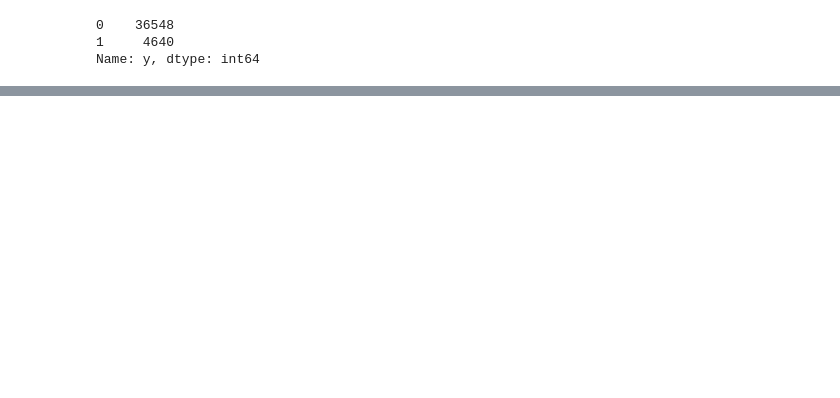
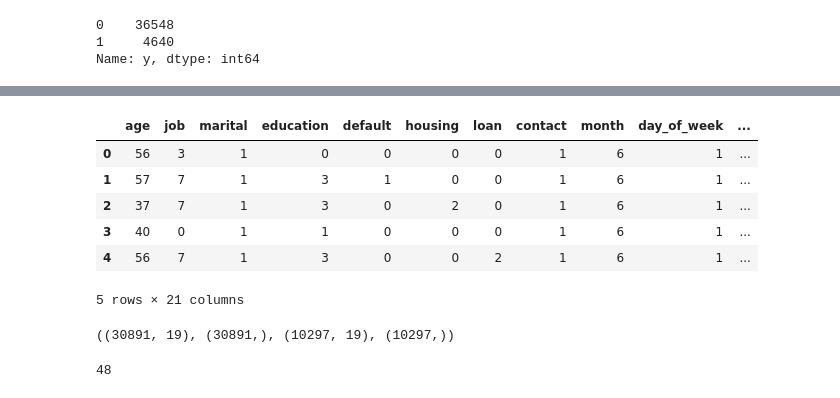
Before and after one commit to seonydg/ml-classification-subscription-to-deposit-products-telemarketing, a Jupyter notebook: subscription-to-deposit-products-telemarketing.ipynb, the cells around one changed output, grey strips where cells are left out. Drawn from its saved outputs; the diff is of its cells as text; code cells hidden in the pictures; blank space fills up the shorter version.

```diff
--- a/subscription-to-deposit-products-telemarketing.ipynb
+++ b/subscription-to-deposit-products-telemarketing.ipynb
@@ -589,7 +599,9 @@ best_ratio['y'].value_counts()[1] / best_ratio['y'].value_counts().sum()
+# %%
+data = df.copy()
 # %%
 # 라벨 데이터 수치형으로 변환
-df['y']=np.where(df['y']=='yes', 1, 0)
-df['y'].value_counts()
+data['y']=np.where(data['y']=='yes', 1, 0)
+data['y'].value_counts()
 # %% [output]
 0    36548
 1     4640
@@ -596,0 +635,4 @@ Name: y, dtype: int64
+# %%
+for col in str_list:
+    le = LE()
+    data[col] = le.fit_transform(data[col])
@@ -596,0 +659,18 @@ Name: y, dtype: int64
+# %%
+data.head()
+# %% [output]
+|  | age | job | marital | education | default | housing | loan | contact | month | day_of_week | ... |
+| 0 | 56 | 3 | 1 | 0 | 0 | 0 | 0 | 1 | 6 | 1 | ... |
+| 1 | 57 | 7 | 1 | 3 | 1 | 0 | 0 | 1 | 6 | 1 | ... |
+| 2 | 37 | 7 | 1 | 3 | 0 | 2 | 0 | 1 | 6 | 1 | ... |
+| 3 | 40 | 0 | 1 | 1 | 0 | 0 | 0 | 1 | 6 | 1 | ... |
+| 4 | 56 | 7 | 1 | 3 | 0 | 0 | 2 | 1 | 6 | 1 | ... |
+5 rows × 21 columns
+# %%
+X = data.drop(['duration', 'y'], axis=1)
+Y = data['y']
+train_x, test_x, train_y, test_y = train_test_split(X, Y, stratify=Y)
+
+train_x.shape, train_y.shape, test_x.shape, test_y.shape
+# %% [output]
+((30891, 19), (30891,), (10297, 19), (10297,))
@@ -596,0 +693,8 @@ Name: y, dtype: int64
+# %%
+max_iter = 0
+for m in model_parameter_dict.keys():
+    for p in model_parameter_dict[m]:
+        max_iter += 1
+print(max_iter)
+# %% [output]
+48
```
Also changed, not shown: parts of 12 cells of this notebook.
